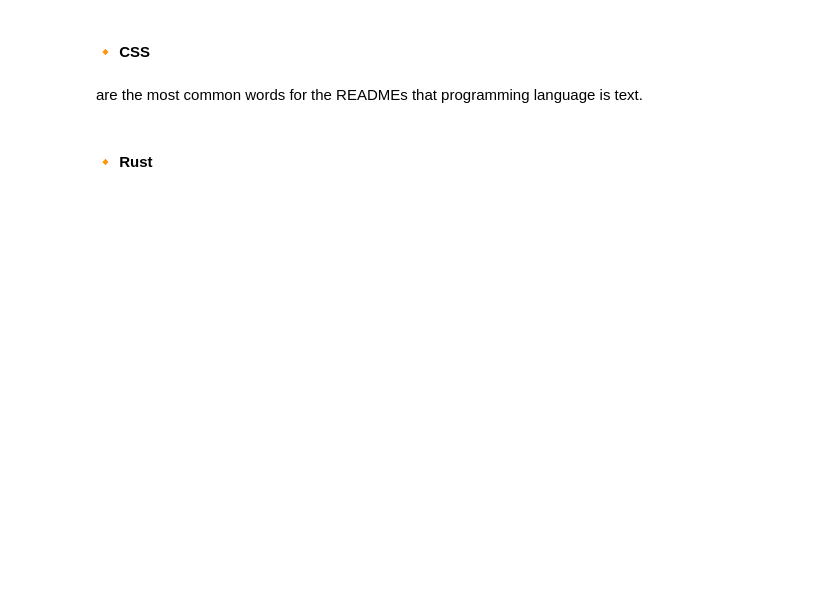
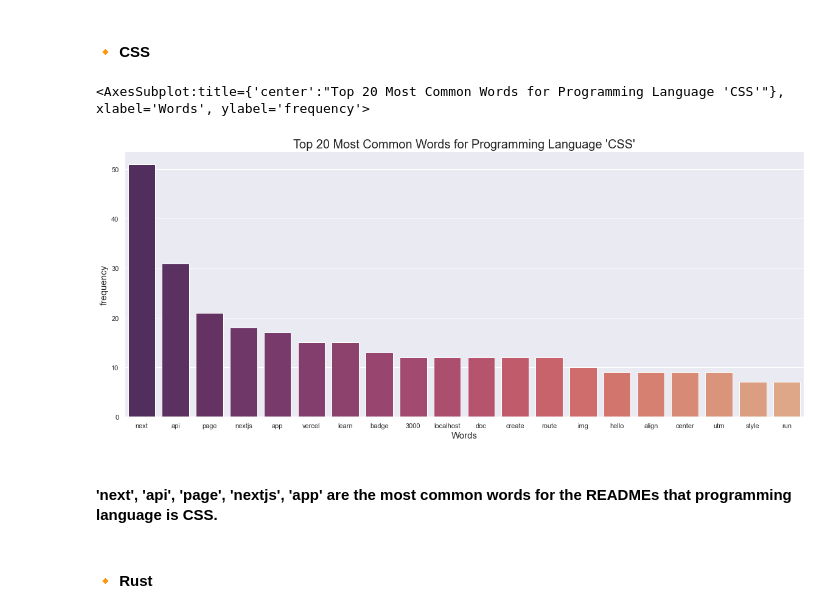
Before and after one commit to MBM-nlp/github_classification_project, a Jupyter notebook: meredith_eda.ipynb, the cells around one changed output. Drawn from its saved outputs; the diff is of its cells as text; code cells hidden in the pictures; blank space fills up the shorter version.

```diff
--- a/meredith_eda.ipynb
+++ b/meredith_eda.ipynb
@@ -516,6 +540,18 @@ sns.barplot(x=other_freq.index, y=other_freq.frequency, palette ='copper')
 # %% [markdown]
 #### 🔸	CSS
+# %%
+# Storing frequency into dataframe
+css_freq = pd.DataFrame(pd.Series(css.split()).value_counts().head(20), columns = ['frequency'])
+# Visualize most frequent words for text repos
+plt.figure(figsize = (20,8))
+plt.xlabel('Words', fontsize = 15)
+plt.ylabel('Frequency', fontsize = 15)
+plt.title("Top 20 Most Common Words for Programming Language 'CSS'", fontsize = 20)
+sns.barplot(x=css_freq.index, y=css_freq.frequency, palette ='flare_r')
+# %% [output]
+<AxesSubplot:title={'center':"Top 20 Most Common Words for Programming Language 'CSS'"}, xlabel='Words', ylabel='frequency'>
+[figure, added]
 # %% [markdown]
- are the most common words for the READMEs that programming language is text.
+#### 'next', 'api', 'page', 'nextjs', 'app' are the most common words for the READMEs that programming language is CSS.
 # %% [markdown]
 #### 🔸	Rust
```
Also changed, not shown: parts of 14 cells of this notebook.
